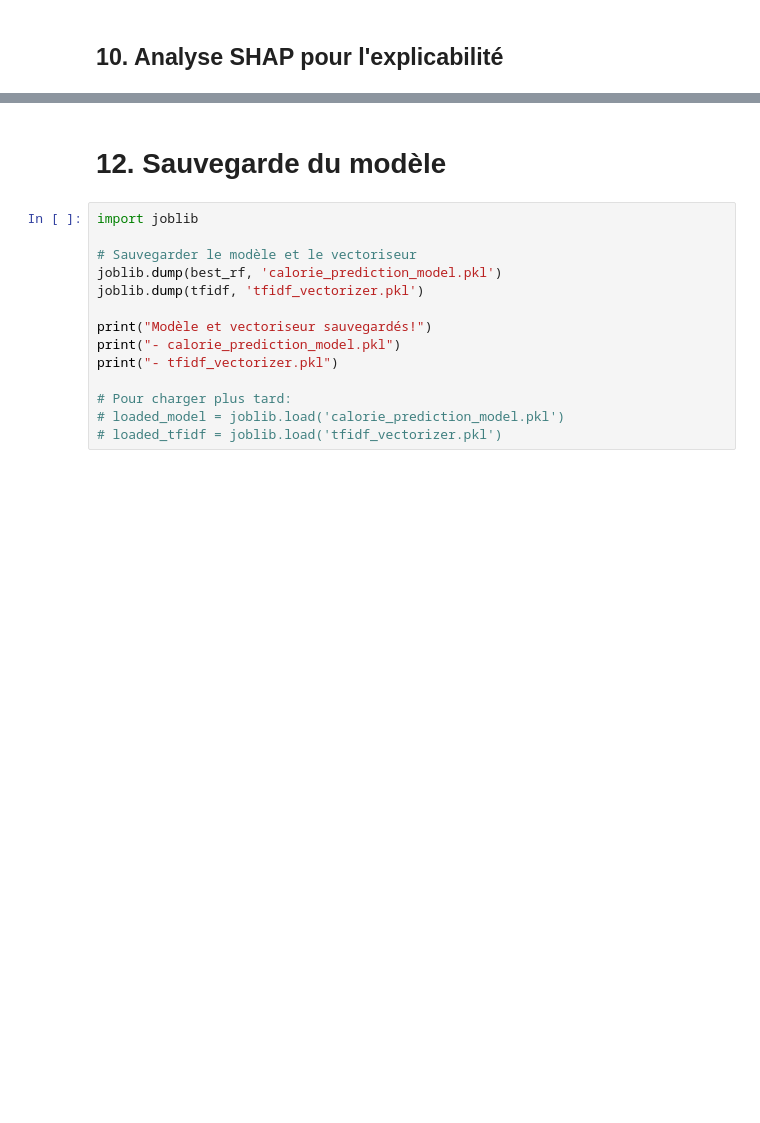
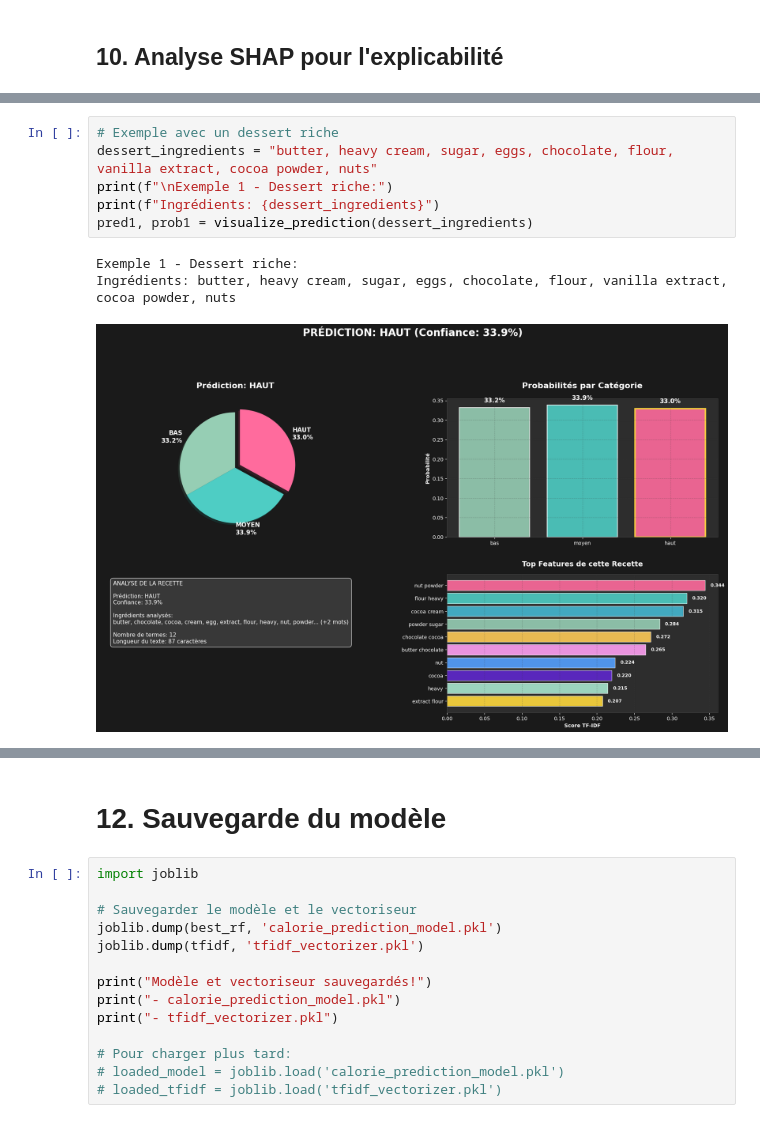
Before and after one commit to laurentf/itadaki-ML, a Jupyter notebook: calorie_prediction_notebook.ipynb, the cells around one changed output, grey strips where cells are left out. Saved outputs shown, nothing was run; the diff lists cells and outputs as text; blank space fills up the shorter version.

```diff
--- a/calorie_prediction_notebook.ipynb
+++ b/calorie_prediction_notebook.ipynb
@@ -451,0 +933,10 @@ print("=" * 50)
+# %%
+# Exemple avec un dessert riche
+dessert_ingredients = "butter, heavy cream, sugar, eggs, chocolate, flour, vanilla extract, cocoa powder, nuts"
+print(f"\nExemple 1 - Dessert riche:")
+print(f"Ingrédients: {dessert_ingredients}")
+pred1, prob1 = visualize_prediction(dessert_ingredients)
+# %% [output]
+Exemple 1 - Dessert riche:
+Ingrédients: butter, heavy cream, sugar, eggs, chocolate, flour, vanilla extract, cocoa powder, nuts
+[figure, added]
```
Also changed, not shown: parts of 20 cells of this notebook, 3 other files.
